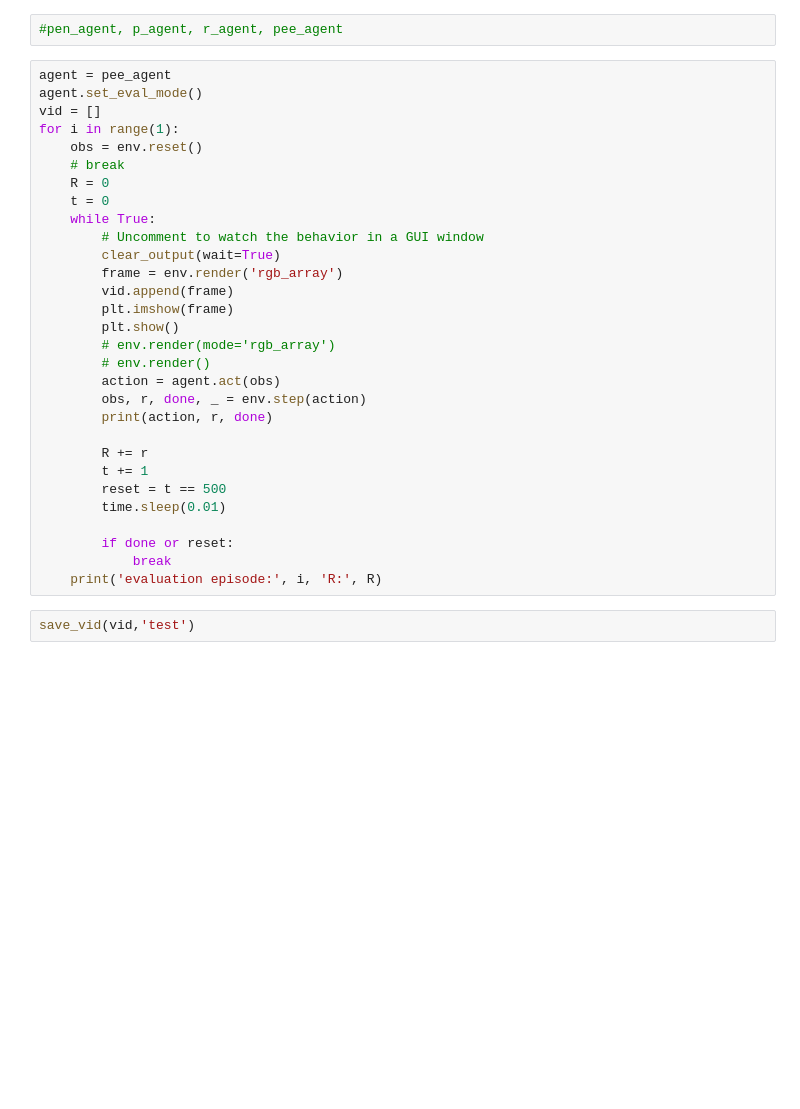
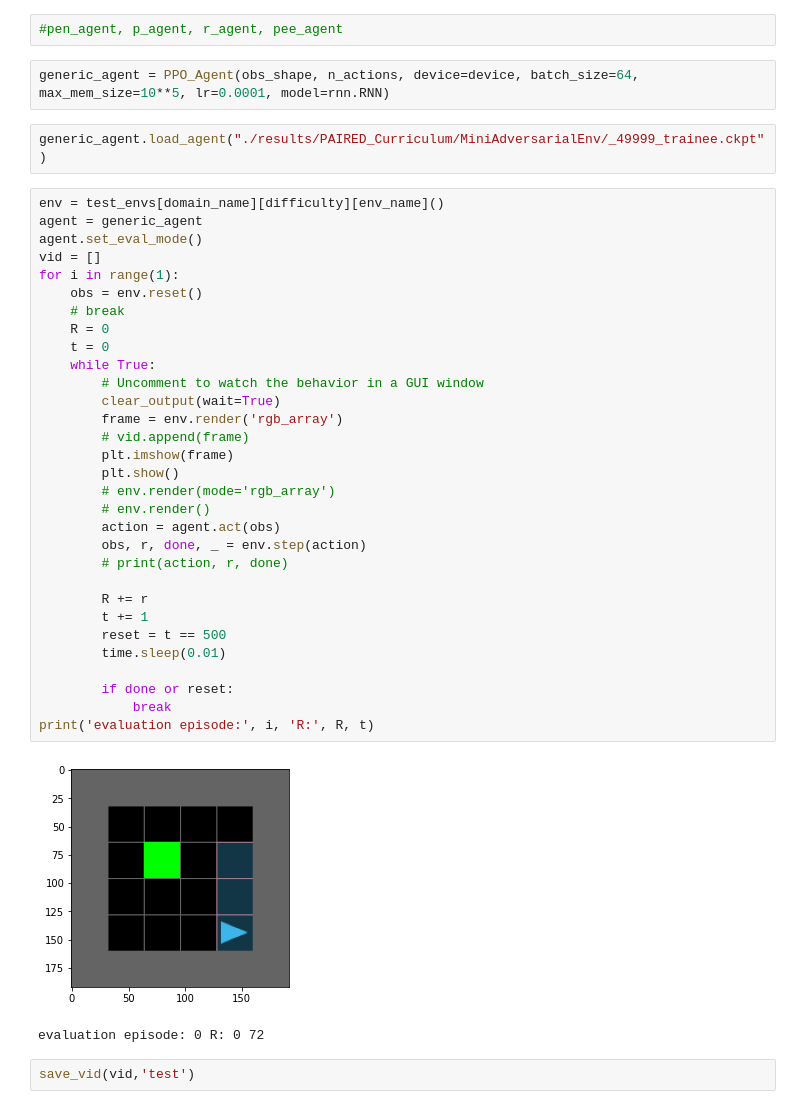
Before and after one commit to nitsan57/CDM_torch, a Jupyter notebook: cdm.ipynb, the cells around one changed output. Saved outputs shown, nothing was run; the diff lists cells and outputs as text; blank space fills up the shorter version.

```diff
--- a/cdm.ipynb
+++ b/cdm.ipynb
@@ -130,35 +147,43 @@ env = test_envs["Cluttered40Minigrid"]()
 # %%
 #pen_agent, p_agent, r_agent, pee_agent
+# %%
+generic_agent = PPO_Agent(obs_shape, n_actions, device=device, batch_size=64, max_mem_size=10**5, lr=0.0001, model=rnn.RNN)
+# %%
+generic_agent.load_agent("./results/PAIRED_Curriculum/MiniAdversarialEnv/_49999_trainee.ckpt")
 # %%
-agent = pee_agent
+env = test_envs[domain_name][difficulty][env_name]()
+agent = generic_agent
 agent.set_eval_mode()
 vid = []
 for i in range(1):
     obs = env.reset()
     # break
     R = 0
     t = 0
     while True:
         # Uncomment to watch the behavior in a GUI window
         clear_output(wait=True)
         frame = env.render('rgb_array')
-        vid.append(frame)
+        # vid.append(frame)
         plt.imshow(frame)
         plt.show()
         # env.render(mode='rgb_array')
         # env.render()
         action = agent.act(obs)
         obs, r, done, _ = env.step(action)
-        print(action, r, done)
+        # print(action, r, done)
 
         R += r
         t += 1
         reset = t == 500
         time.sleep(0.01)
 
         if done or reset:
             break
-    print('evaluation episode:', i, 'R:', R)
+print('evaluation episode:', i, 'R:', R, t)
+# %% [output]
+[figure, added]
+evaluation episode: 0 R: 0 72
 # %%
 save_vid(vid,'test')
 # %%
```
Also changed, not shown: parts of 22 cells of this notebook, 11 other files.
